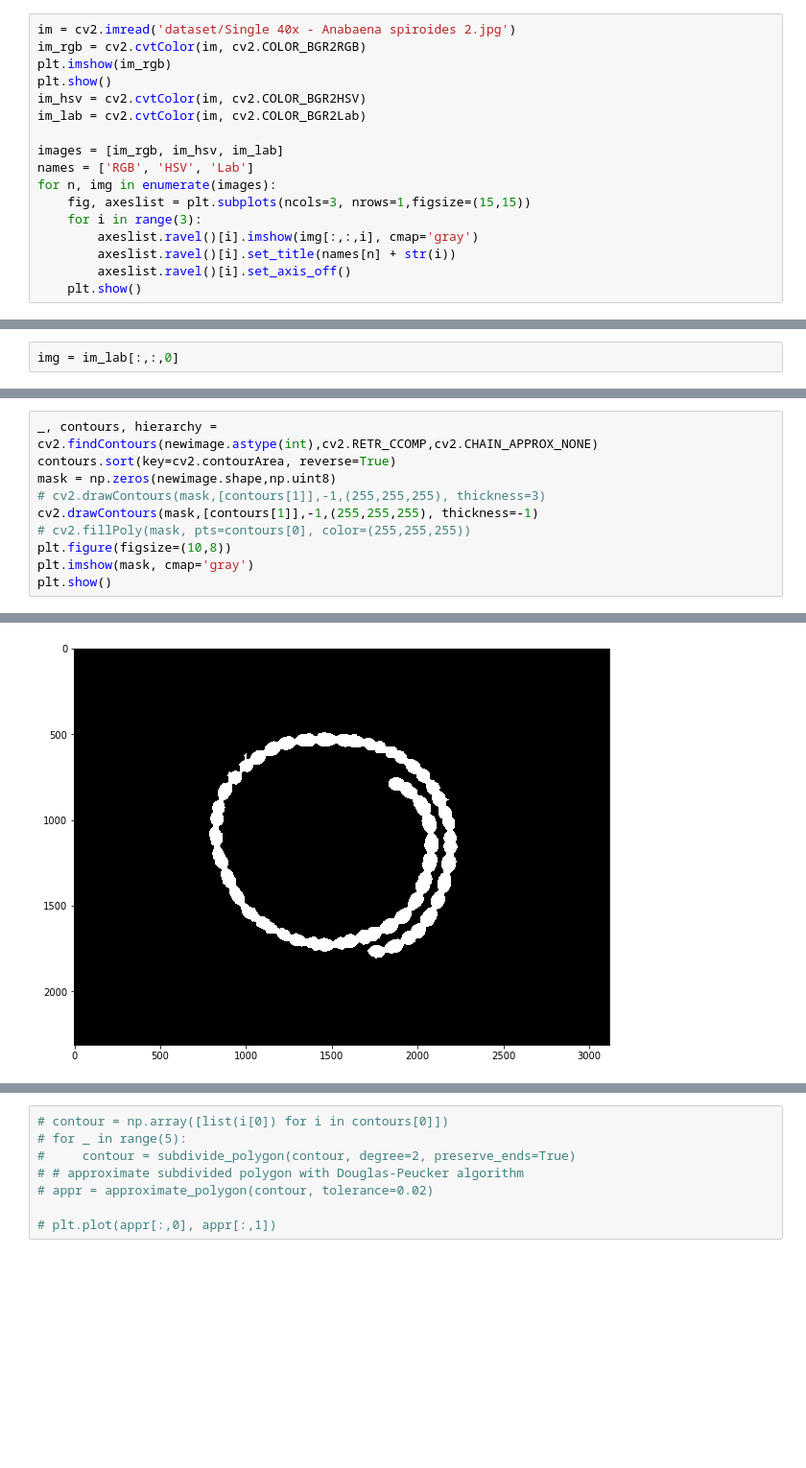
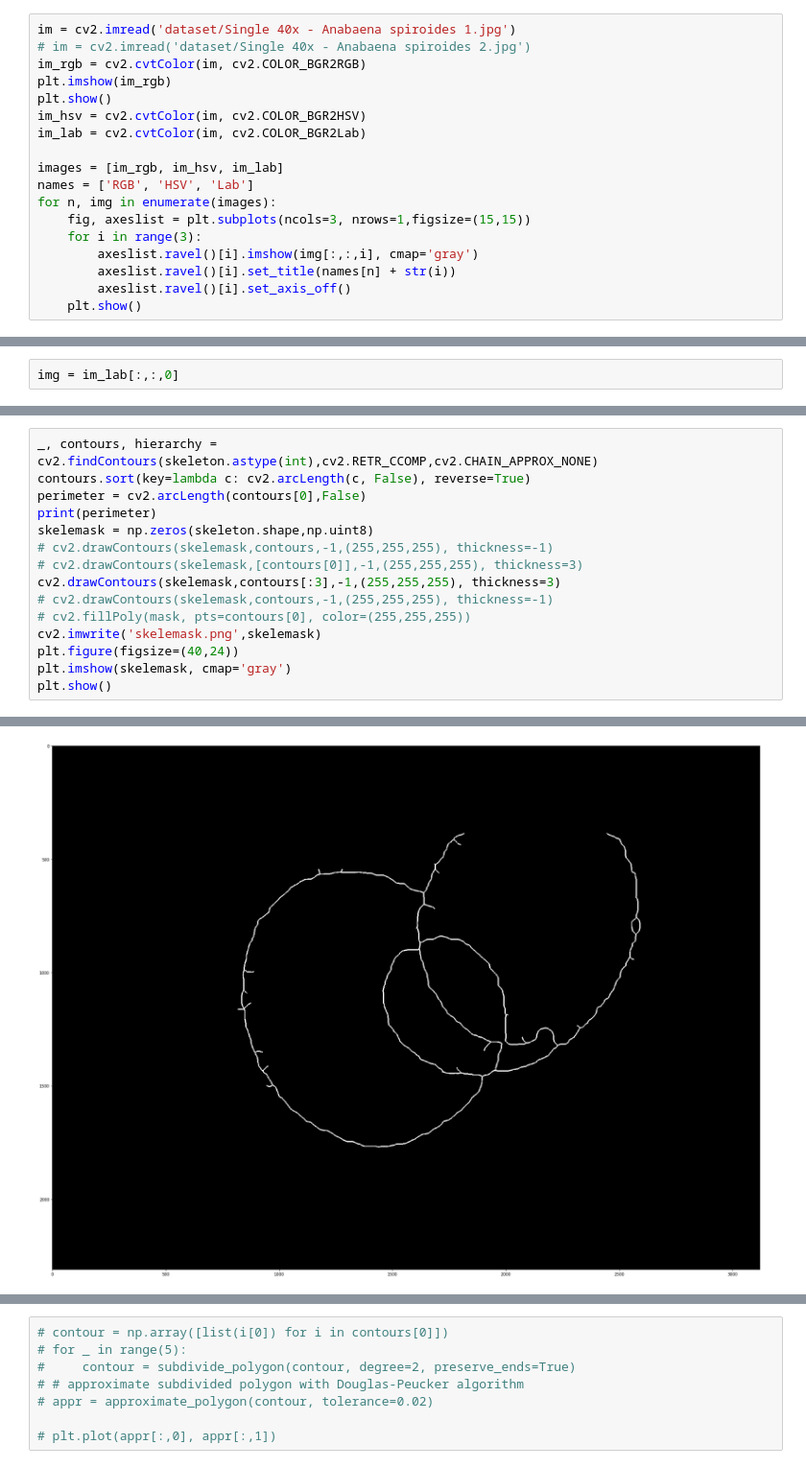
Before and after one commit to iagooteroc/analisis_imagen, a Jupyter notebook: P3/P3.ipynb, the cells around one changed output, grey strips where cells are left out. Shown at 96% size. Saved outputs shown, nothing was run; the diff lists cells and outputs as text; blank space fills up the shorter version.

```diff
--- a/P3/P3.ipynb
+++ b/P3/P3.ipynb
@@ -8,5 +12,6 @@ from skimage.measure import find_contours, approximate_polygon, \
 # %%
-im = cv2.imread('dataset/Single 40x - Anabaena spiroides 2.jpg')
+im = cv2.imread('dataset/Single 40x - Anabaena spiroides 1.jpg')
+# im = cv2.imread('dataset/Single 40x - Anabaena spiroides 2.jpg')
 im_rgb = cv2.cvtColor(im, cv2.COLOR_BGR2RGB)
 plt.imshow(im_rgb)
 plt.show()
@@ -61,11 +113,16 @@ plt.show()
 # %%
-_, contours, hierarchy = cv2.findContours(newimage.astype(int),cv2.RETR_CCOMP,cv2.CHAIN_APPROX_NONE)
-contours.sort(key=cv2.contourArea, reverse=True)
-mask = np.zeros(newimage.shape,np.uint8)
-# cv2.drawContours(mask,[contours[1]],-1,(255,255,255), thickness=3)
-cv2.drawContours(mask,[contours[1]],-1,(255,255,255), thickness=-1)
+_, contours, hierarchy = cv2.findContours(skeleton.astype(int),cv2.RETR_CCOMP,cv2.CHAIN_APPROX_NONE)
+contours.sort(key=lambda c: cv2.arcLength(c, False), reverse=True)
+perimeter = cv2.arcLength(contours[0],False)
+print(perimeter)
+skelemask = np.zeros(skeleton.shape,np.uint8)
+# cv2.drawContours(skelemask,contours,-1,(255,255,255), thickness=-1)
+# cv2.drawContours(skelemask,[contours[0]],-1,(255,255,255), thickness=3)
+cv2.drawContours(skelemask,contours[:3],-1,(255,255,255), thickness=3)
+# cv2.drawContours(skelemask,contours,-1,(255,255,255), thickness=-1)
 # cv2.fillPoly(mask, pts=contours[0], color=(255,255,255))
-plt.figure(figsize=(10,8))
-plt.imshow(mask, cmap='gray')
+cv2.imwrite('skelemask.png',skelemask)
+plt.figure(figsize=(40,24))
+plt.imshow(skelemask, cmap='gray')
 plt.show()
 # %% [output]
@@ -72 +130 @@ plt.show()
-[figure, old version]
+[figure, new version]
```
Also changed, not shown: parts of 16 cells of this notebook, 1 other file.
